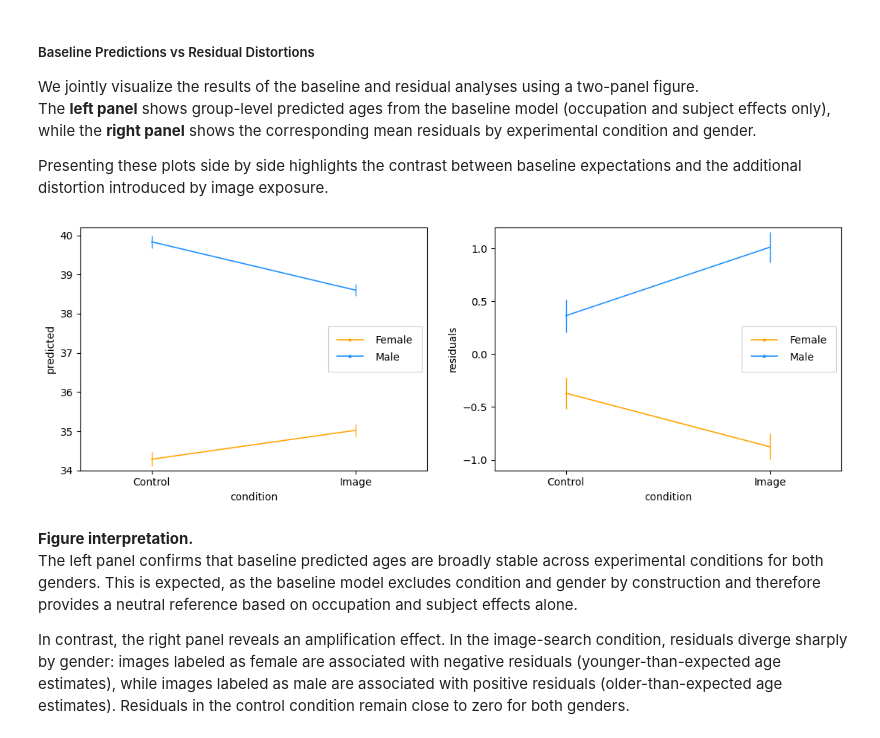
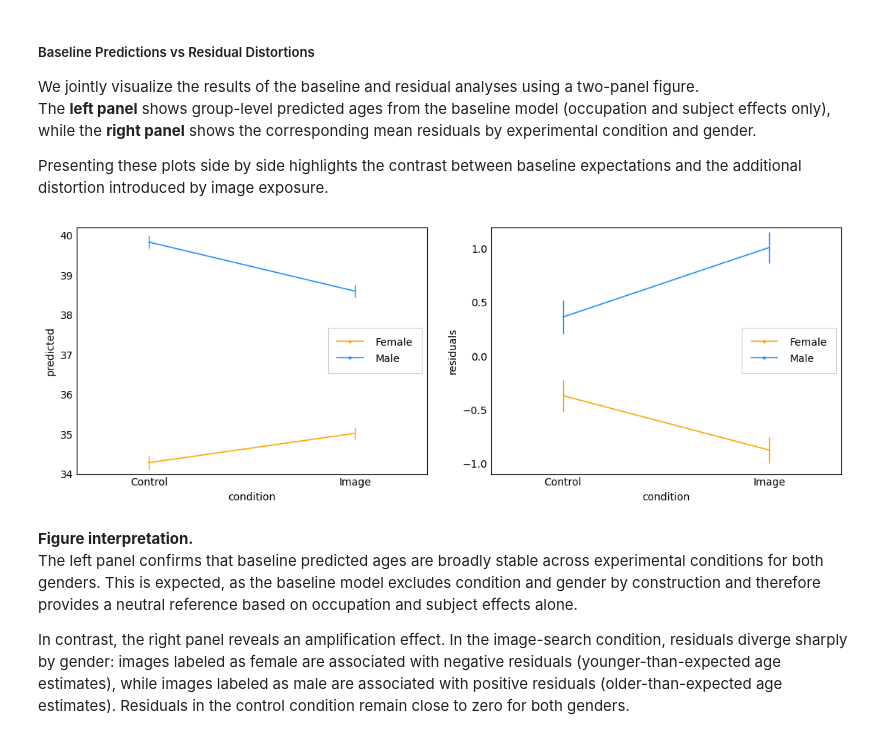
Before and after one commit to tasosger/machine_learning_aueb, a Jupyter notebook: ex2/age_gender_distortion_analysis.ipynb, the cells around one changed output. Saved outputs shown, nothing was run; the diff lists cells and outputs as text; code cells hidden in the pictures.

```diff
--- a/ex2/age_gender_distortion_analysis.ipynb
+++ b/ex2/age_gender_distortion_analysis.ipynb
@@ -1243,34 +1243,36 @@ for gender, color in [("Female", "orange"), ("Male", "dodgerblue")]:
         color=color,
         linestyle="-",
         linewidth=1.2,
         marker=None,
         capsize=0,
         elinewidth=1.0
     )
 
 ax2.set_xlabel("condition")
 ax2.set_ylabel("residuals")
 ax2.set_ylim(-1.1, 1.2)
 ax2.margins(x=0.35)
 leg2 = ax2.legend(
     handles=handles,
     loc="center right",
     frameon=True,
     fancybox=False,
     handlelength=2.5,
     handleheight=1.0,
     labelspacing=0.6,
     handletextpad=1.2,
     borderpad=0.9
 )
 leg2.get_frame().set_linewidth(0.8)
 leg2.get_frame().set_alpha(0.9)
 
+for ax in (ax1, ax2):
+    ax.tick_params(axis="both", which="both", length=0)
 
 plt.tight_layout(w_pad=2.0)
 plt.show()
 # %% [output]
-[figure, old version]
+[figure, new version]
 # %% [markdown]
 **Figure interpretation.**
 The left panel confirms that baseline predicted ages are broadly stable across experimental conditions for both genders. This is expected, as the baseline model excludes condition and gender by construction and therefore provides a neutral reference based on occupation and subject effects alone.
```
